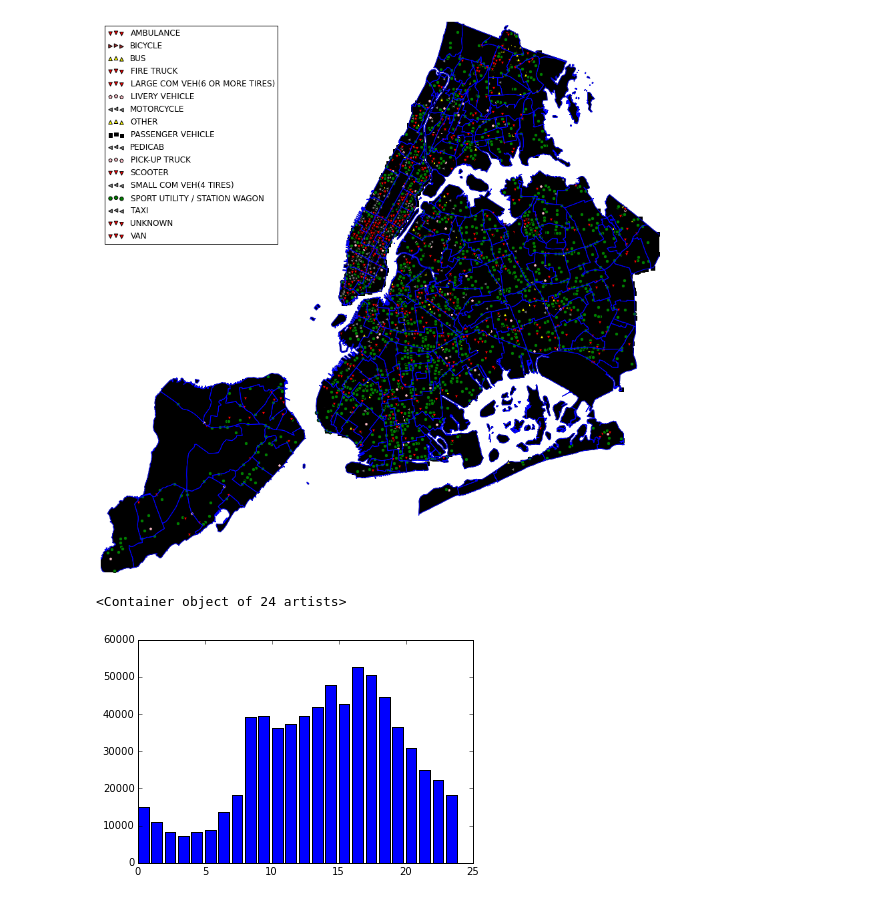
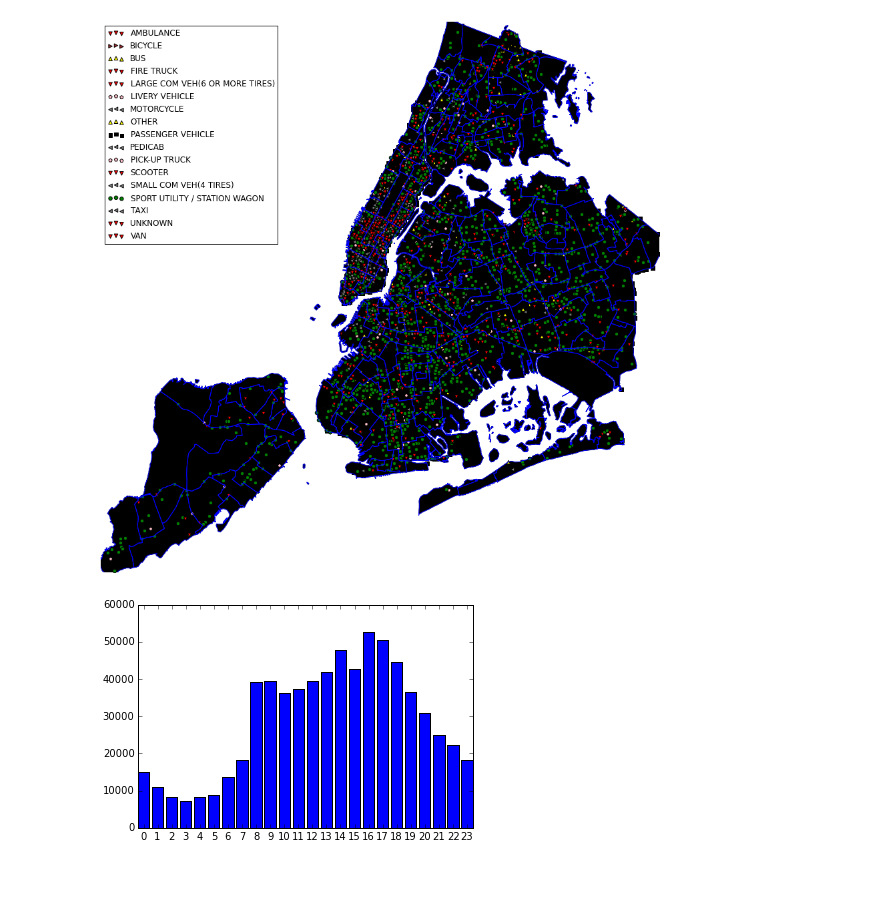
Before and after one commit to maltandhop/technosphere, a Jupyter notebook: project.ipynb, the cells around one changed output. Saved outputs shown, nothing was run; the diff lists cells and outputs as text; code cells hidden in the pictures.

Commit message:
Nice xticks

```diff
--- a/project.ipynb
+++ b/project.ipynb
@@ -173,7 +173,7 @@ fig.set_size_inches(15,15)
 nice_dates['hour'] = data["TIME"].apply(lambda x: int(x.split(':')[0]))
 # %%
 hours, accidents = zip(*list(nice_dates.groupby('hour').size().iteritems()))
-plt.bar(hours, accidents)
+plt.xticks(np.array(hours))
+plt.bar(hours, accidents, align='center');
 # %% [output]
-<Container object of 24 artists>
-[figure, old version]
+[figure, new version]
```
